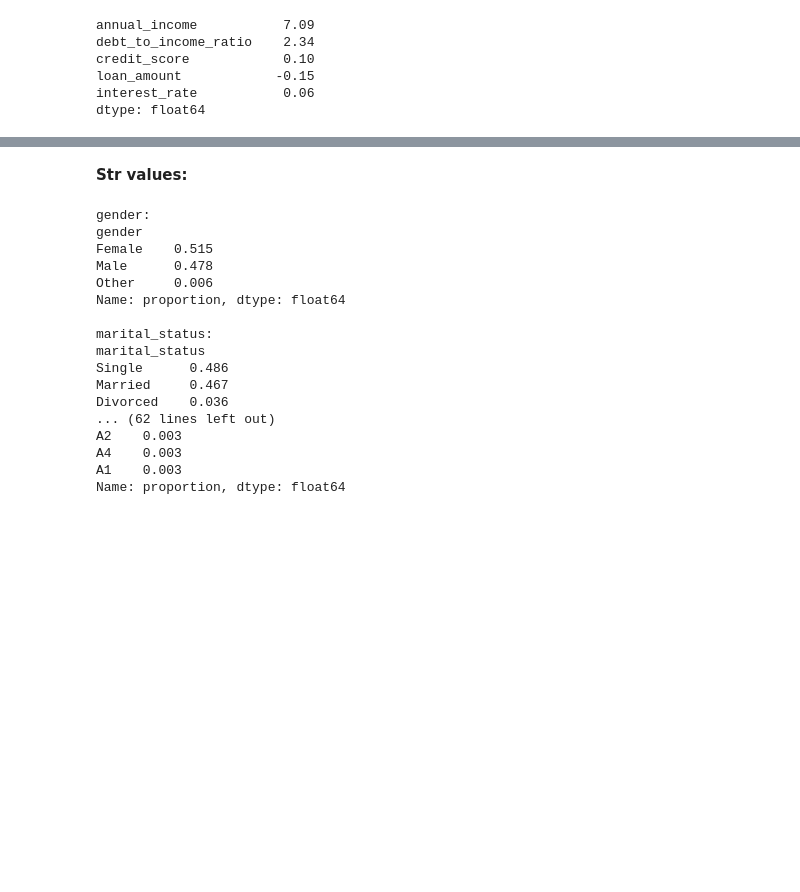
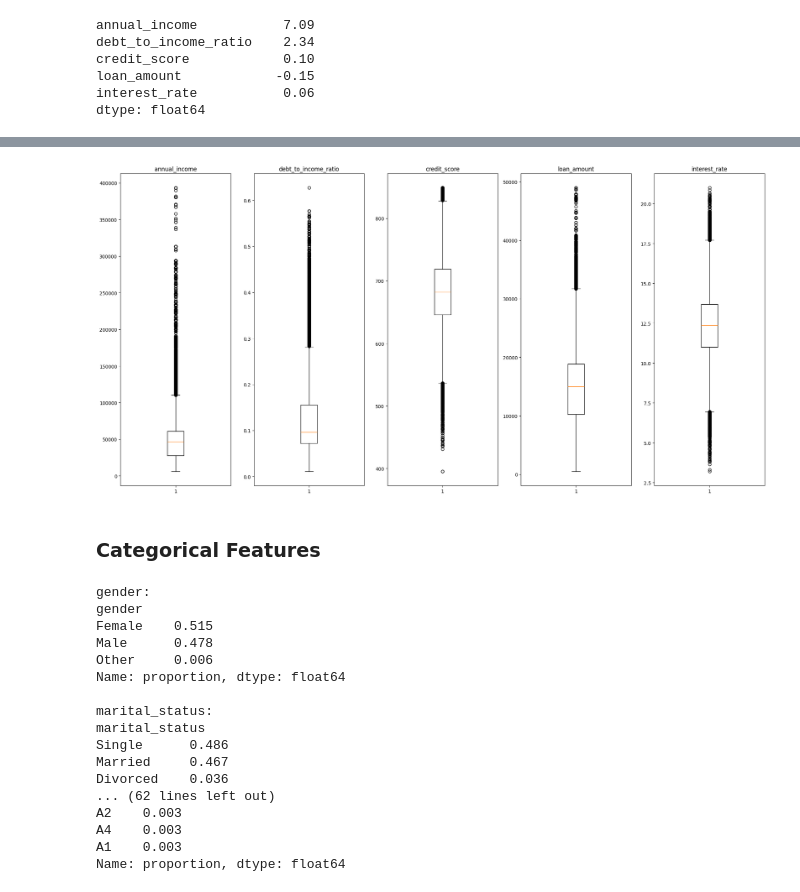
Before and after one commit to adulamaciej/loan-repayment-prediction, a Jupyter notebook: notebooks/01_eda.ipynb, the cells around one changed output, grey strips where cells are left out. Drawn from its saved outputs; the diff is of its cells as text; code cells hidden in the pictures; blank space fills up the shorter version.

```diff
--- a/notebooks/01_eda.ipynb
+++ b/notebooks/01_eda.ipynb
@@ -212,9 +234,3 @@ With 594k rows the normal statistical test for skewness would detect even trivia
 # %%
 numerical_cols = ['annual_income', 'debt_to_income_ratio', 'credit_score',
                   'loan_amount', 'interest_rate']
-# %%
-sample = train[numerical_cols].sample(n=1000, random_state=42)
-
-for col in numerical_cols:
-    stat, p = stats.normaltest(sample[col])
-    print(f"{col}: stat={stat:.2f}, p={p:.4f} — {'NOT normal' if p < 0.05 else 'Normal'}")
@@ -303,0 +313,9 @@ all numerical features may require scaling — they're on completely different s
+# %%
+# Some features are heavily right-skewed so IQR method is appropriate.
+
+for col in numerical_cols:
+    Q1 = train[col].quantile(0.25)
+    Q3 = train[col].quantile(0.75)
+    IQR = Q3 - Q1
+    outliers = ((train[col] < Q1 - 1.5 * IQR) | (train[col] > Q3 + 1.5 * IQR)).sum()
+    print(f"{col}: {outliers} outliers ({outliers/len(train)*100:.2f}%)")
@@ -304,5 +335,16 @@ all numerical features may require scaling — they're on completely different s
+# %%
+fig, axes = plt.subplots(1, len(numerical_cols), figsize=(20, 10))
+
+for i, col in enumerate(numerical_cols):
+    axes[i].boxplot(train[col], vert=True)
+    axes[i].set_title(col)
+
+plt.tight_layout()
+plt.show()
+# %% [output]
+[figure, added]
 # %% [markdown]
-**Str values:**
+### Categorical Features ###
 # %%
 for col in train.select_dtypes(include='str').columns:
     print(f"\n{col}:")
```
Also changed, not shown: parts of 67 cells of this notebook.
